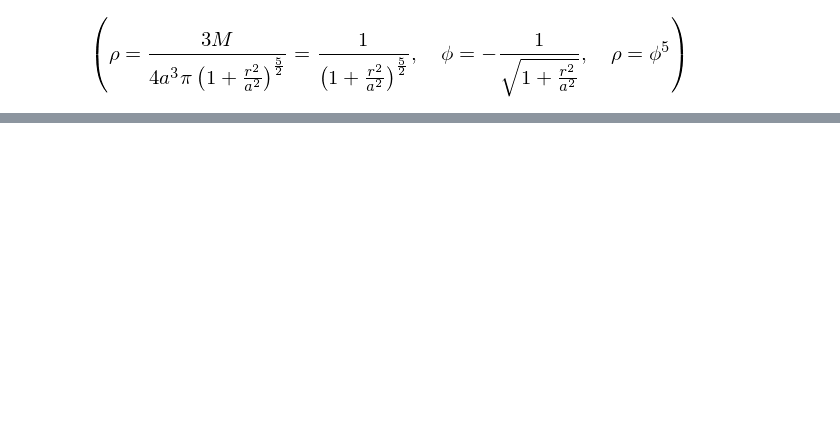
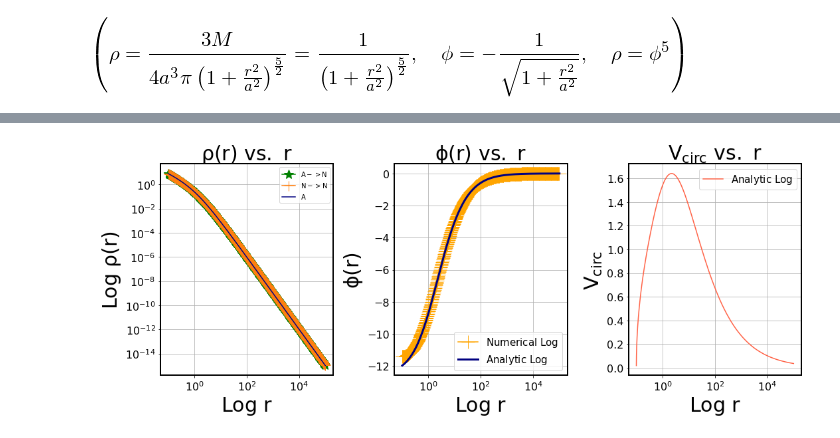
Before and after one commit to bueno646/2020_TDEs, a Jupyter notebook: Potential-Density Pairs.ipynb, the cells around one changed output, grey strips where cells are left out. Cells and saved outputs as stored; diff of their text form; code cells hidden in the pictures; blank space fills up the shorter version.

```diff
--- a/Potential-Density Pairs.ipynb
+++ b/Potential-Density Pairs.ipynb
@@ -851,0 +767,13 @@ plt.tight_layout()
+# %%
+def rho_dehnen(_r,_p0=1,_a=1,_alpha=1,_beta=3):
+    #default is NFW
+    _term_a = (_r/_a)**_alpha
+    _term_b = (1.0 + (_r/_a)) ** (_beta-_alpha)
+    _calc = _p0 /(_term_a*_term_b)
+    return _calc
+
+def NFW_potential(_r,_p0=1,_a=1,_Grav_constant=1):
+    _constants = -4.0*np.pi*_Grav_constant*_p0*(_a**2.0)
+    _fraction  = np.log(1.0 + (_r/_a)) / (_r/_a)
+    _calc = _constants * _fraction
+    return _calc
@@ -851,0 +784,3 @@ plt.tight_layout()
+# %%
+_N = 100000
+r_array_2_NFW = np.logspace(-1,5,_N) # 0.1 to 1e5
@@ -851,0 +826,66 @@ plt.tight_layout()
+# %%
+fig = plt.figure(3)
+fig.set_figheight(6)
+fig.set_figwidth(15)
+
+# create axis object
+ax = plt.subplot(131)
+plt.grid(True)
+
+# ploting
+
+plt.plot(x_val_NFW, numerical_rho_of_r_NFW,'green',marker="*",markersize=15,markevery=200,
+         label=r'$\mathrm{A -> N}$')
+plt.plot(x_val_NFW_NN, numerical_rho_of_r_NFW_NN, 'tab:orange',marker="+",markersize=15,
+         markevery=200, label=r'$\mathrm{N -> N}$')
+plt.plot(r_NFW, rho_of_r_analytic_NFW, 'navy', label=r'$\mathrm{A}$')
+
+# labeling
+plt.title(r'$\mathrm{\rho(r)\ vs.\ r}$', size=30)
+plt.xlabel(r'$\mathrm{Log\ r}$', size=30)
+plt.ylabel(r'$\mathrm{ Log\ \rho(r) }$', size=30)
+ax.tick_params(axis='x', which='major', labelsize=16)
+ax.tick_params(axis='y', which='major', labelsize=16)
+plt.semilogy()
+plt.semilogx()
+plt.legend(fontsize=10)
+plt.tight_layout()
+
+# create axis space
+ax = plt.subplot(132)
+plt.grid(True)
+
+# ploting
+##ploting
+plt.plot(_phi_of_r_x_vals_NFW, phi_of_r_numerical_NFW,marker="+",color="orange",markersize=20,markevery=200,label=r'$\mathrm{Numerical\ Log}$')
+plt.plot(r_NFW, phi_of_r_analytic_NFW,color='navy',linewidth=3,label=r'$\mathrm{Analytic\ Log}$')
+
+# labeling
+plt.title(r'$\mathrm{\phi(r)\ vs.\ r}$', size=30)
+plt.xlabel(r'$\mathrm{Log\ r}$', size=30)
+plt.ylabel(r'$\mathrm{\phi(r)}$', size=30)
+ax.tick_params(axis='x', which='major', labelsize=16)
+ax.tick_params(axis='y', which='major', labelsize=16)
+# plt.semilogy()
+plt.semilogx()
+plt.legend(fontsize=15)
+plt.tight_layout()
+
+# create axis space
+ax = plt.subplot(133)
+plt.grid(True)
+
+# ploting
+plt.plot(_vcirc_of_r_x_vals_NFW, vcirc_of_r_numerical_NFW, color='tomato',label=r'$\mathrm{Analytic\ Log}$')
+
+# labeling
+plt.title(r'$\mathrm{V_{circ}\ vs.\ r}$', size=30)
+plt.xlabel(r'$\mathrm{Log\ r}$', size=30)
+plt.ylabel(r'$\mathrm{V_{circ}}$', size=30)
+ax.tick_params(axis='x', which='major', labelsize=16)
+ax.tick_params(axis='y', which='major', labelsize=16)
+plt.semilogx()
+plt.legend(fontsize=15)
+plt.tight_layout()
+# %% [output]
+[figure, added]
```
Also changed, not shown: parts of 61 cells of this notebook.
